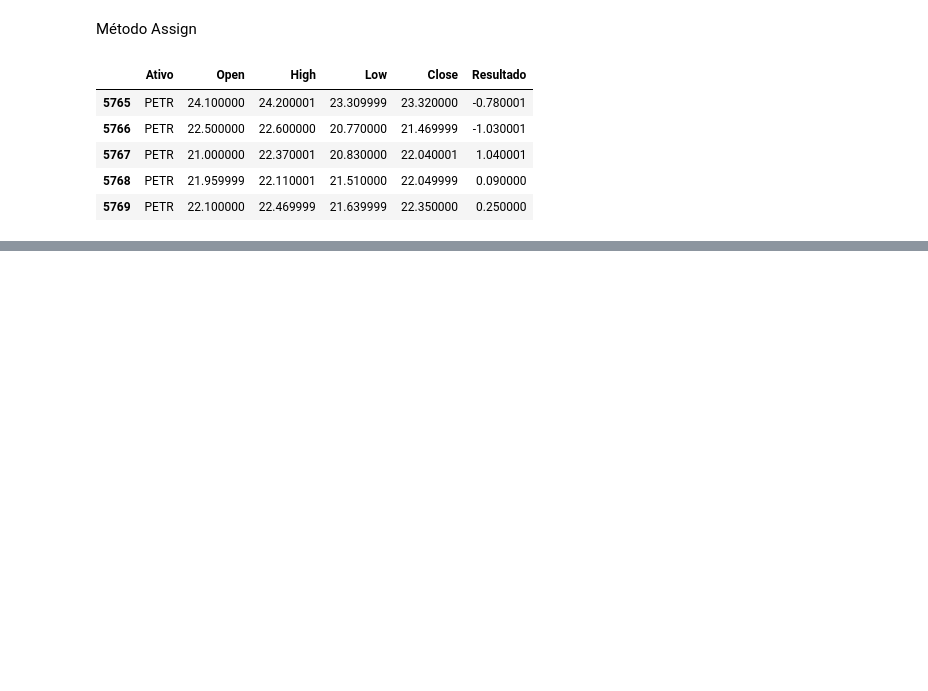
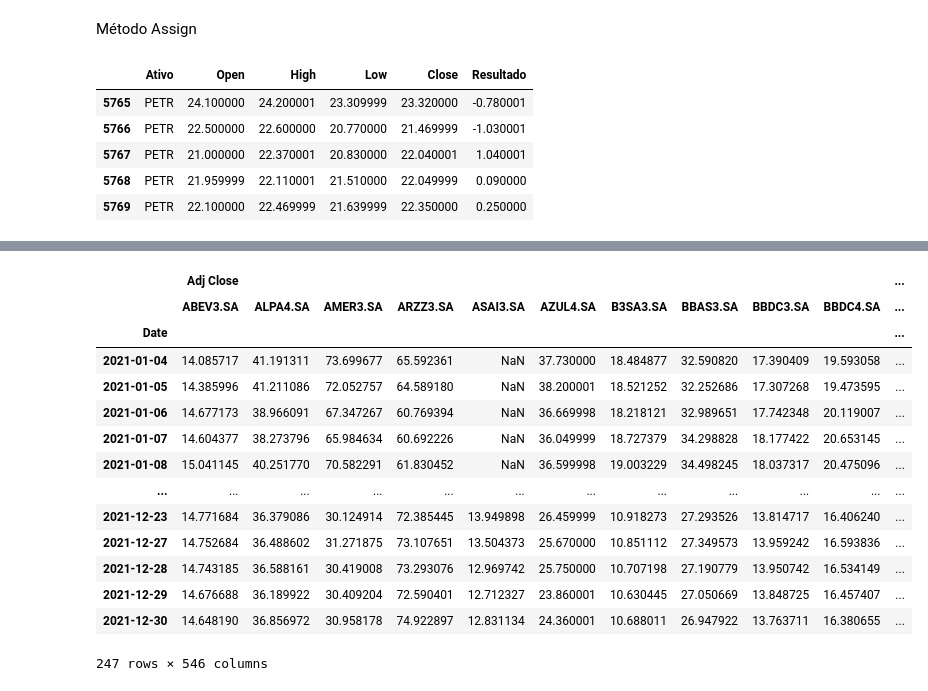
Before and after one commit to rafaeltsimon/PythonFinance, a Jupyter notebook: Módulo_02_Manipulação_de_dados_com_Python.ipynb, the cells around one changed output, grey strips where cells are left out. Saved outputs shown, nothing was run; the diff lists cells and outputs as text; code cells hidden in the pictures; blank space fills up the shorter version.

```diff
--- a/Módulo_02_Manipulação_de_dados_com_Python.ipynb
+++ b/Módulo_02_Manipulação_de_dados_com_Python.ipynb
@@ -1332,0 +1398,20 @@ petr_filtrada.assign(Resultado = (petr_filtrada["Close"] - petr_filtrada["Open"]
+# %%
+cotacoesIBOV = pd.read_csv("cotacoes_ibov.csv", header = [0, 1], index_col= 0)
+# %%
+cotacoesIBOV
+# %% [output]
+|  | Adj Close |  |  |  |  |  |  |  |  |  | ... |
+|  | ABEV3.SA | ALPA4.SA | AMER3.SA | ARZZ3.SA | ASAI3.SA | AZUL4.SA | B3SA3.SA | BBAS3.SA | BBDC3.SA | BBDC4.SA | ... |
+| Date |  |  |  |  |  |  |  |  |  |  | ... |
+| 2021-01-04 | 14.085717 | 41.191311 | 73.699677 | 65.592361 | NaN | 37.730000 | 18.484877 | 32.590820 | 17.390409 | 19.593058 | ... |
+| 2021-01-05 | 14.385996 | 41.211086 | 72.052757 | 64.589180 | NaN | 38.200001 | 18.521252 | 32.252686 | 17.307268 | 19.473595 | ... |
+| 2021-01-06 | 14.677173 | 38.966091 | 67.347267 | 60.769394 | NaN | 36.669998 | 18.218121 | 32.989651 | 17.742348 | 20.119007 | ... |
+| 2021-01-07 | 14.604377 | 38.273796 | 65.984634 | 60.692226 | NaN | 36.049999 | 18.727379 | 34.298828 | 18.177422 | 20.653145 | ... |
+| 2021-01-08 | 15.041145 | 40.251770 | 70.582291 | 61.830452 | NaN | 36.599998 | 19.003229 | 34.498245 | 18.037317 | 20.475096 | ... |
+| ... | ... | ... | ... | ... | ... | ... | ... | ... | ... | ... | ... |
+| 2021-12-23 | 14.771684 | 36.379086 | 30.124914 | 72.385445 | 13.949898 | 26.459999 | 10.918273 | 27.293526 | 13.814717 | 16.406240 | ... |
+| 2021-12-27 | 14.752684 | 36.488602 | 31.271875 | 73.107651 | 13.504373 | 25.670000 | 10.851112 | 27.349573 | 13.959242 | 16.593836 | ... |
+| 2021-12-28 | 14.743185 | 36.588161 | 30.419008 | 73.293076 | 12.969742 | 25.750000 | 10.707198 | 27.190779 | 13.950742 | 16.534149 | ... |
+| 2021-12-29 | 14.676688 | 36.189922 | 30.409204 | 72.590401 | 12.712327 | 23.860001 | 10.630445 | 27.050669 | 13.848725 | 16.457407 | ... |
+| 2021-12-30 | 14.648190 | 36.856972 | 30.958178 | 74.922897 | 12.831134 | 24.360001 | 10.688011 | 26.947922 | 13.763711 | 16.380655 | ... |
+247 rows × 546 columns
```
Also changed, not shown: parts of 70 cells of this notebook.
